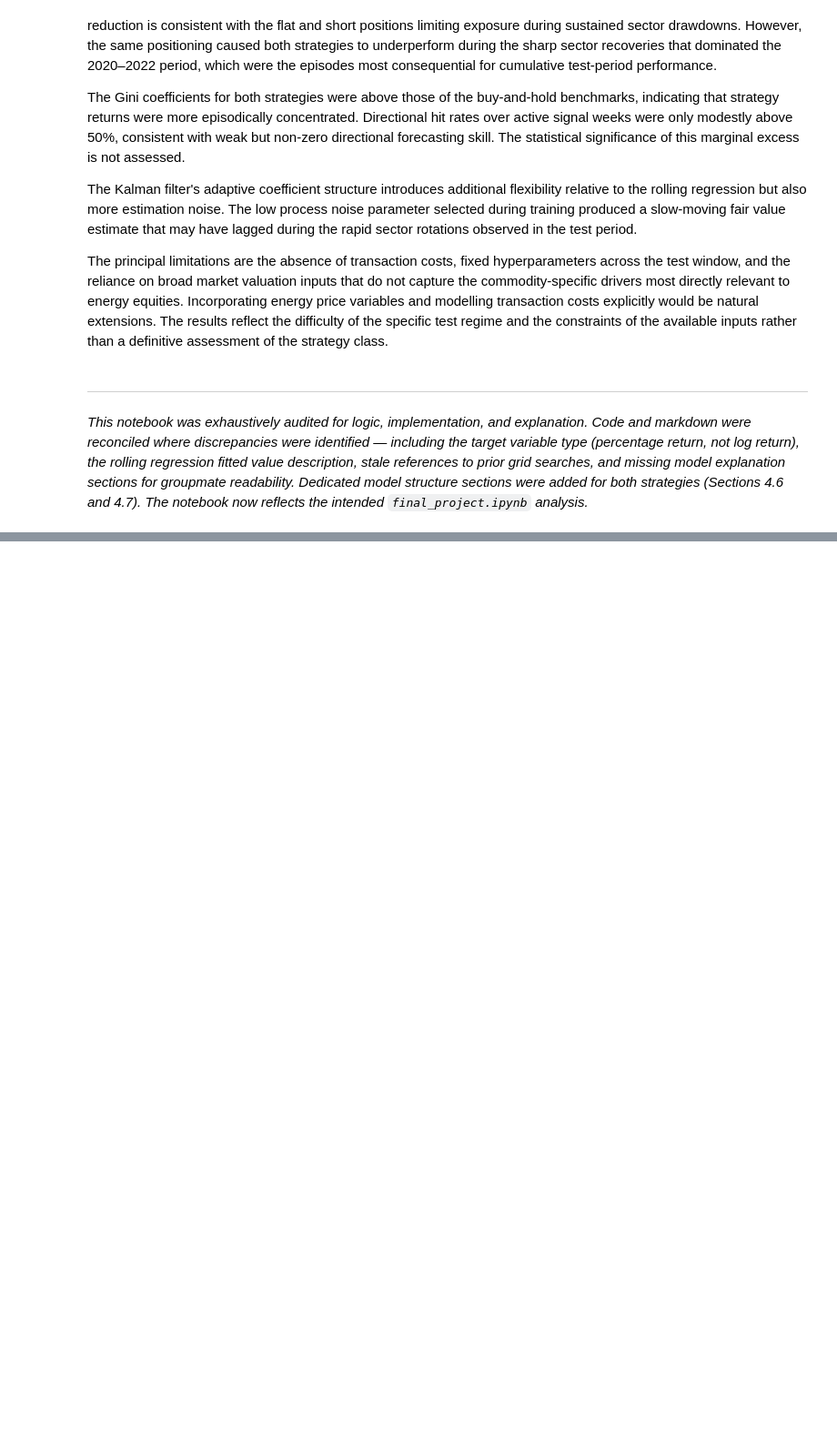
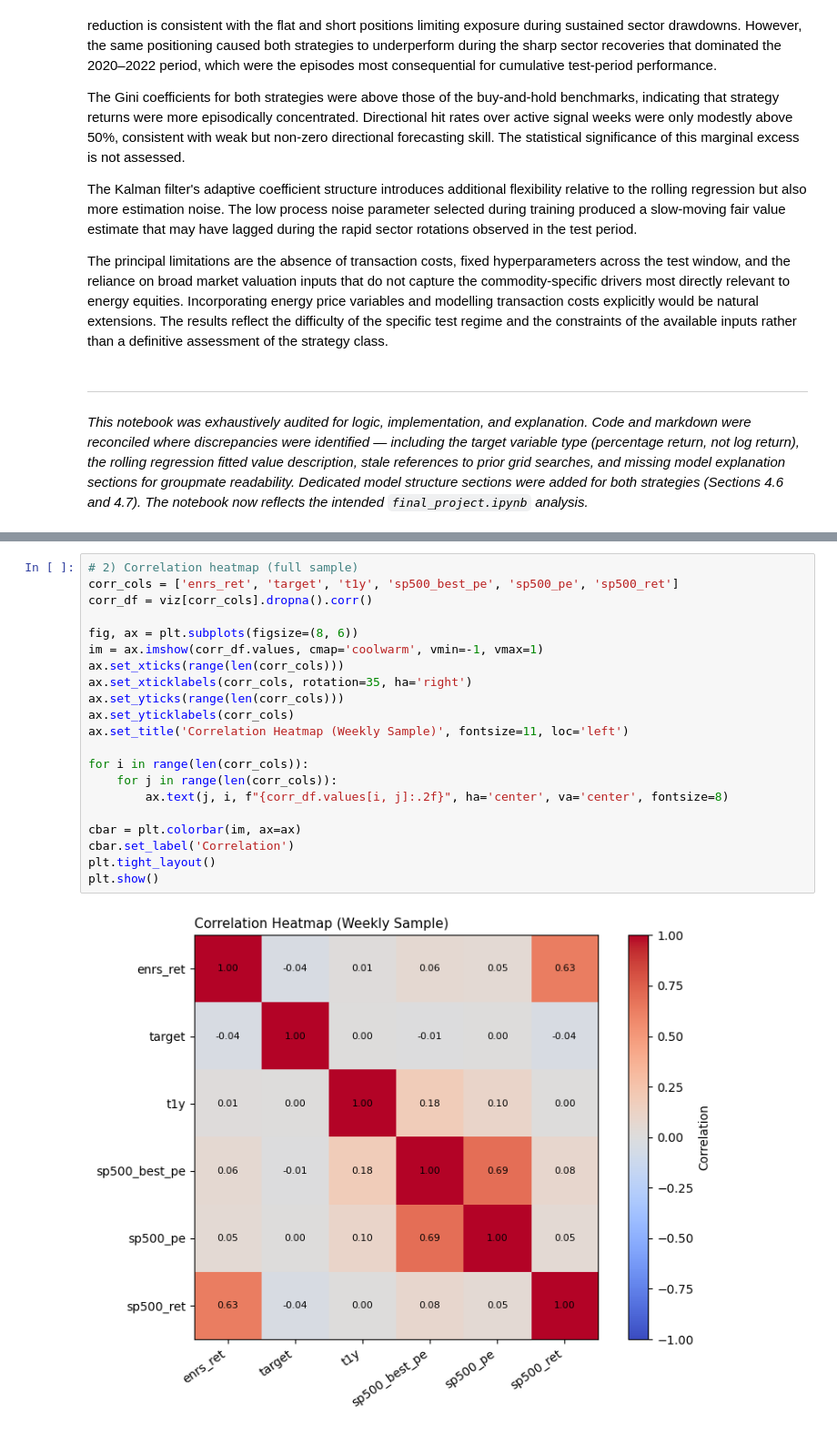
Before and after one commit to JWilliams2001-hub/Forecast_Strategy, a Jupyter notebook: final_project.ipynb, the cells around one changed output, grey strips where cells are left out. Shown at 91% size. Saved outputs shown, nothing was run; the diff lists cells and outputs as text; blank space fills up the shorter version.

```diff
--- a/final_project.ipynb
+++ b/final_project.ipynb
@@ -837,0 +1051,23 @@ The principal limitations are the absence of transaction costs, fixed hyperparam
+# %%
+# 2) Correlation heatmap (full sample)
+corr_cols = ['enrs_ret', 'target', 't1y', 'sp500_best_pe', 'sp500_pe', 'sp500_ret']
+corr_df = viz[corr_cols].dropna().corr()
+
+fig, ax = plt.subplots(figsize=(8, 6))
+im = ax.imshow(corr_df.values, cmap='coolwarm', vmin=-1, vmax=1)
+ax.set_xticks(range(len(corr_cols)))
+ax.set_xticklabels(corr_cols, rotation=35, ha='right')
+ax.set_yticks(range(len(corr_cols)))
+ax.set_yticklabels(corr_cols)
+ax.set_title('Correlation Heatmap (Weekly Sample)', fontsize=11, loc='left')
+
+for i in range(len(corr_cols)):
+    for j in range(len(corr_cols)):
+        ax.text(j, i, f"{corr_df.values[i, j]:.2f}", ha='center', va='center', fontsize=8)
+
+cbar = plt.colorbar(im, ax=ax)
+cbar.set_label('Correlation')
+plt.tight_layout()
+plt.show()
+# %% [output]
+[figure, added]
```
Also changed, not shown: parts of 37 cells of this notebook, 3 other files.
